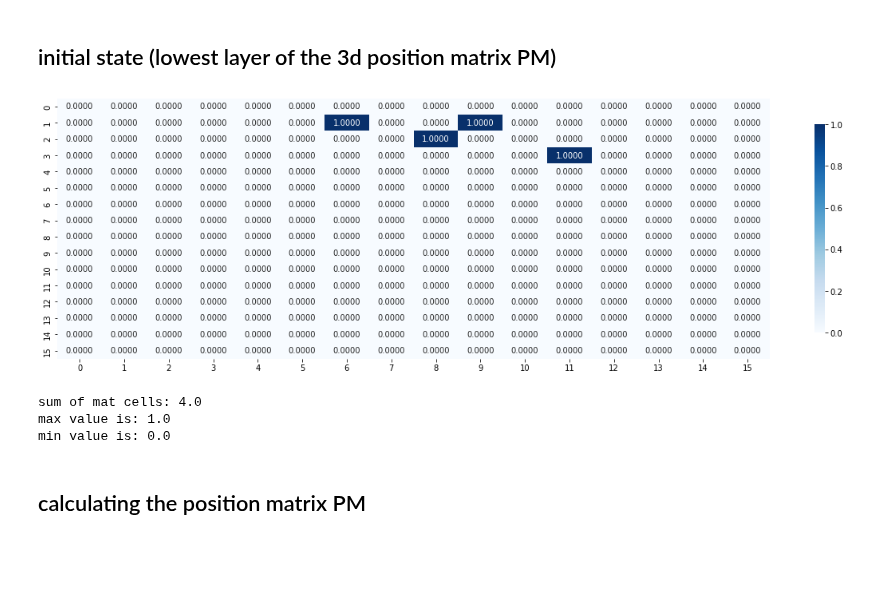
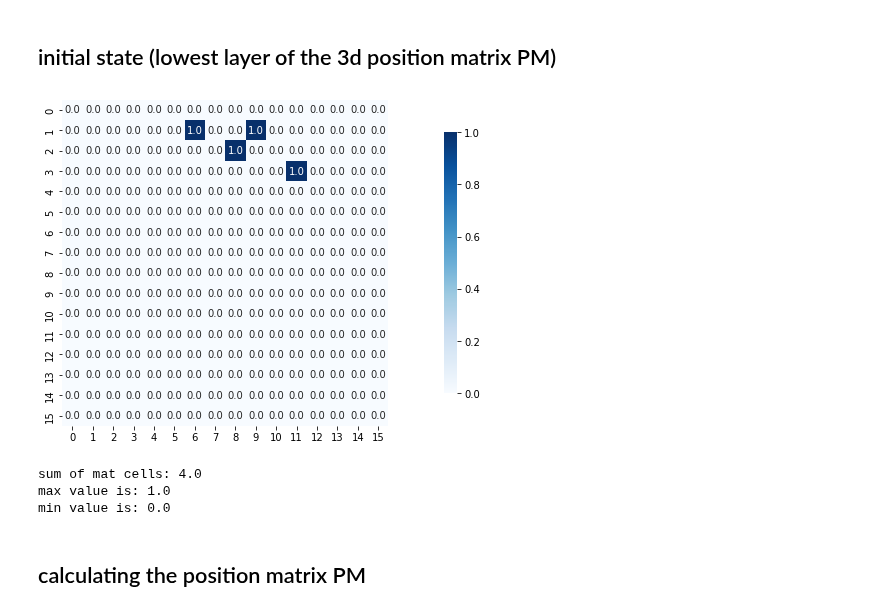
Before and after one commit to Elilgo324/dsd, a Jupyter notebook: stochastic.ipynb, the cells around one changed output. Drawn from its saved outputs; the diff is of its cells as text; code cells hidden in the pictures; blank space fills up the shorter version.

```diff
--- a/stochastic.ipynb
+++ b/stochastic.ipynb
@@ -16,8 +16,9 @@ def show_grid(M):
     sum_val = np.sum(M)
 
     fig, ax = plt.subplots(figsize=(20,6))
-    sb.heatmap(M, annot=True, fmt=".4f", cmap='Blues',
+    sb.heatmap(M, annot=True, fmt=".1f", cmap='Blues',
            vmin=np.min(M), vmax=np.max(M), cbar_kws={"shrink": .8})
+    plt.gca().set_aspect('equal', adjustable='box')
     plt.show()
 
     print(f'sum of mat cells: {sum_val}')
@@ -41,16 +42,16 @@ agents = [FixedVelocityAgent(Point(6,1),1),
           FixedVelocityAgent(Point(11,3),1)]
 max_damage = [size for agent in agents]
 
-agents_probs = [np.zeros((size,size)) for _ in agents]
+initial_agents_probs = [np.zeros((size,size)) for _ in agents]
 for i in range(len(agents)):
     agent = agents[i]
     c,r = agent.xy
-    agents_probs[i][r][c] = 1
+    initial_agents_probs[i][r][c] = 1
 # %%
-PM0 = sum_mats(agents_probs)
+PM0 = sum_mats(initial_agents_probs)
 show_grid(PM0)
 # %% [output]
-[figure, old version]
+[figure, new version]
 sum of mat cells: 4.0
 max value is: 1.0
 min value is: 0.0
```
Also changed, not shown: parts of 4 cells of this notebook, 1 other file.
